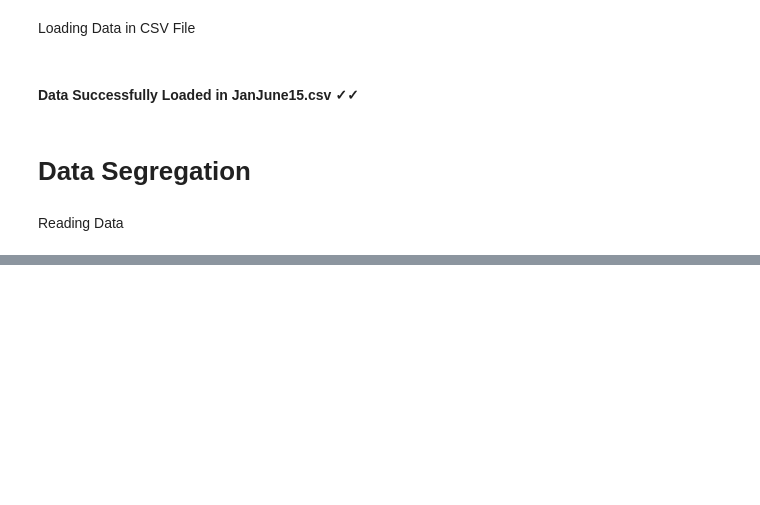
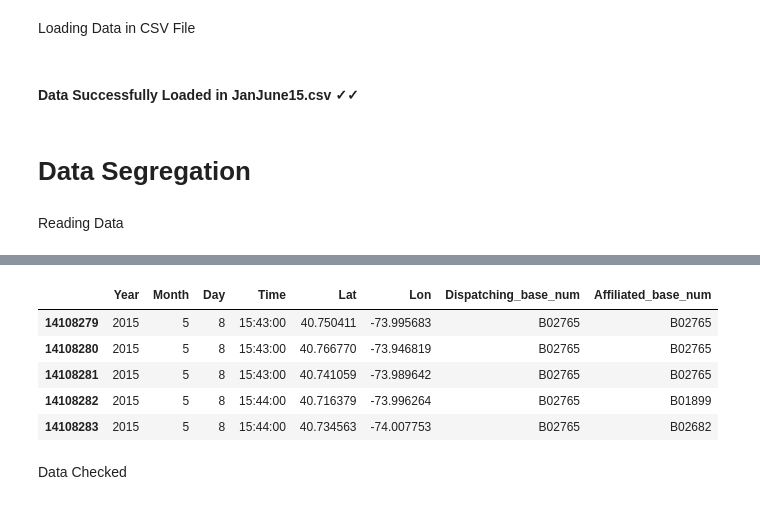
Before and after one commit to Infindev7/Uber-Data-Analysis, a Jupyter notebook: JanJuneFix.ipynb, the cells around one changed output, grey strips where cells are left out. Drawn from its saved outputs; the diff is of its cells as text; code cells hidden in the pictures; blank space fills up the shorter version.

```diff
--- a/JanJuneFix.ipynb
+++ b/JanJuneFix.ipynb
@@ -199,0 +267,11 @@ df.head()
+# %%
+df.tail()
+# %% [output]
+|  | Year | Month | Day | Time | Lat | Lon | Dispatching_base_num | Affiliated_base_num |
+| 14108279 | 2015 | 5 | 8 | 15:43:00 | 40.750411 | -73.995683 | B02765 | B02765 |
+| 14108280 | 2015 | 5 | 8 | 15:43:00 | 40.766770 | -73.946819 | B02765 | B02765 |
+| 14108281 | 2015 | 5 | 8 | 15:43:00 | 40.741059 | -73.989642 | B02765 | B02765 |
+| 14108282 | 2015 | 5 | 8 | 15:44:00 | 40.716379 | -73.996264 | B02765 | B01899 |
+| 14108283 | 2015 | 5 | 8 | 15:44:00 | 40.734563 | -74.007753 | B02765 | B02682 |
+# %% [markdown]
+Data  Checked
```
Also changed, not shown: parts of 9 cells of this notebook, 1 other file.
